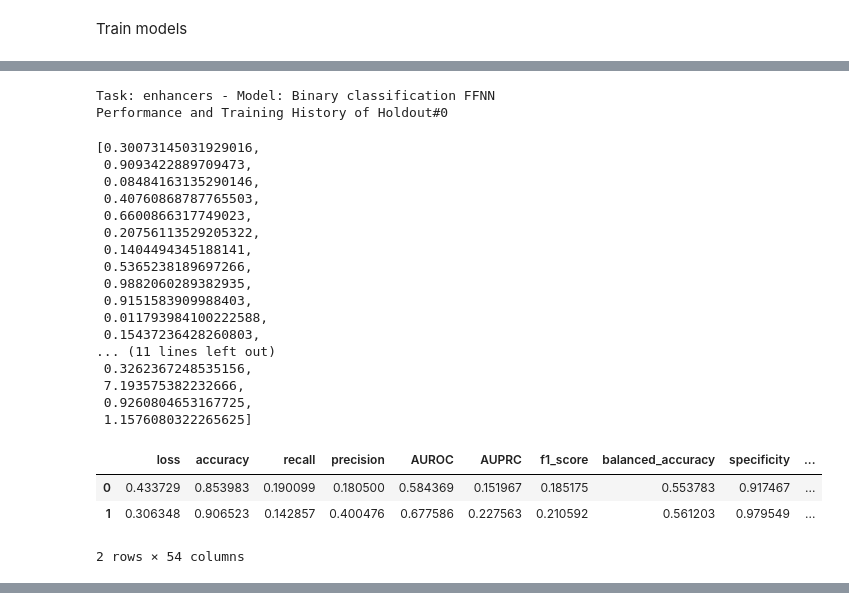
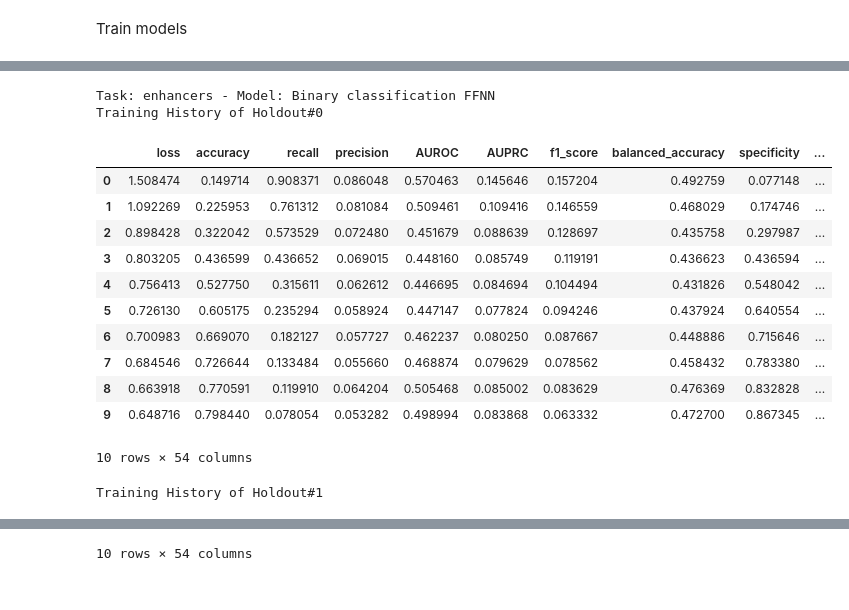
Before and after one commit to aliswh/CRR_classification, a Jupyter notebook: bioinf_K562.ipynb, the cells around one changed output, grey strips where cells are left out. Drawn from its saved outputs; the diff is of its cells as text; code cells hidden in the pictures.

```diff
--- a/bioinf_K562.ipynb
+++ b/bioinf_K562.ipynb
@@ -1093,12 +1130,15 @@ for task in data.keys():
 
   X, y = data[task]['X'], data[task]['binary_y']
   number_of_features = X.shape[1]
-  ffnn_model, input_epigenomic_data, output_ffnn = build_binary_classification_ffnn(input_shape=number_of_features, n_hidden=2)
+  ffnn_model, input_epigenomic_data, last_hidden_ffnn = build_binary_classification_ffnn(input_shape=number_of_features, n_hidden=2)
+  #'''
+  history, evaluations = train_model_with_holdout(ffnn_model, ffnn_model_name, task,
+                                                  X, y, number_of_splits=number_of_holdouts, epochs=epochs,
+                                                  genome_seq = genome_sequence)
 
-#  data[task]['training_history'].update(
-#      {ffnn_model_name : train_model_with_holdout(ffnn_model, ffnn_model_name, task,
-#                                                  X, y, number_of_splits=number_of_holdouts, epochs=epochs) }
-#  )
+  data[task]['training_history'].update( {ffnn_model_name : history} )
+  data[task]['evaluation'].update( {ffnn_model_name : evaluations} )
+  #'''
 # %%
 ffnn_model.summary()
 # %% [output]
@@ -1152,20 +1197,22 @@ _________________________________________________________________
 mmnn_model_name = "Binary classification MMNN"
 
 for task in data.keys():
-  X = data[task]['X']
-  y = data[task]['binary_y']
+  X, y = data[task]['X'], data[task]['binary_y']
+  number_of_features = X.shape[1]
+
+  _, input_epigenomic_data, last_hidden_ffnn = build_binary_classification_ffnn(input_shape=number_of_features, n_hidden=n_hidden)
+  _, input_sequence_data, last_hidden_cnn = build_binary_classification_cnn(window_size=window_size, n_hidden=n_hidden)
 
   mmnn_model = build_binary_classification_mmnn(
-    ffnn = ffnn_model,
-    cnn = cnn_model,
-    input_epigenomic_data = input_epigenomic_data,
-    input_sequence_data = input_sequence_data,
-    output_ffnn = output_ffnn,
-    output_cnn = output_cnn
+    input_sequence_data=input_sequence_data,
+    input_epigenomic_data=input_epigenomic_data,
+    last_hidden_ffnn=last_hidden_ffnn,
+    last_hidden_cnn=last_hidden_cnn
   )
 
-  data[task]['training_history'].update(
-      {mmnn_model_name : train_model_with_holdout(mmnn_model, mmnn_model_name,
+  history, evaluations = train_model_with_holdout(mmnn_model, mmnn_model_name,
                                                   task, X, y, number_of_splits=number_of_holdouts, epochs=epochs,
-                                                  genome = genome_sequence) }
-  )
+                                                  genome_seq = genome_sequence)
+
+  data[task]['training_history'].update( {mmnn_model_name : history} )
+  data[task]['evaluation'].update( {mmnn_model_name : evaluations} )
@@ -1227,32 +1241,24 @@ ________________________________________________________________________________
 # %%
 for task in data.keys():
   for i, model_history in enumerate(data[task]['training_history'].keys()):
     print(f"Task: {task} - Model: {model_history}")
     for j, holdout in enumerate(data[task]['training_history'][model_history].values()):
-      print(f"Performance and Training History of Holdout#{j}")
-      display(holdout['performance'])
+      print(f"Training History of Holdout#{j}")
+      #print(holdout['model'])
       display(holdout['history'])
 # %% [output]
 Task: enhancers - Model: Binary classification FFNN
-Performance and Training History of Holdout#0
+Training History of Holdout#0
+|  | loss | accuracy | recall | precision | AUROC | AUPRC | f1_score | balanced_accuracy | specificity | ... |
+| 0 | 1.508474 | 0.149714 | 0.908371 | 0.086048 | 0.570463 | 0.145646 | 0.157204 | 0.492759 | 0.077148 | ... |
+| 1 | 1.092269 | 0.225953 | 0.761312 | 0.081084 | 0.509461 | 0.109416 | 0.146559 | 0.468029 | 0.174746 | ... |
+| 2 | 0.898428 | 0.322042 | 0.573529 | 0.072480 | 0.451679 | 0.088639 | 0.128697 | 0.435758 | 0.297987 | ... |
+| 3 | 0.803205 | 0.436599 | 0.436652 | 0.069015 | 0.448160 | 0.085749 | 0.119191 | 0.436623 | 0.436594 | ... |
+| 4 | 0.756413 | 0.527750 | 0.315611 | 0.062612 | 0.446695 | 0.084694 | 0.104494 | 0.431826 | 0.548042 | ... |
+| 5 | 0.726130 | 0.605175 | 0.235294 | 0.058924 | 0.447147 | 0.077824 | 0.094246 | 0.437924 | 0.640554 | ... |
+| 6 | 0.700983 | 0.669070 | 0.182127 | 0.057727 | 0.462237 | 0.080250 | 0.087667 | 0.448886 | 0.715646 | ... |
+| 7 | 0.684546 | 0.726644 | 0.133484 | 0.055660 | 0.468874 | 0.079629 | 0.078562 | 0.458432 | 0.783380 | ... |
+| 8 | 0.663918 | 0.770591 | 0.119910 | 0.064204 | 0.505468 | 0.085002 | 0.083629 | 0.476369 | 0.832828 | ... |
+| 9 | 0.648716 | 0.798440 | 0.078054 | 0.053282 | 0.498994 | 0.083868 | 0.063332 | 0.472700 | 0.867345 | ... |
-[0.30073145031929016,
- 0.9093422889709473,
- 0.08484163135290146,
- 0.40760868787765503,
- 0.6600866317749023,
- 0.20756113529205322,
- 0.1404494345188141,
- 0.5365238189697266,
- 0.9882060289382935,
- 0.9151583909988403,
- 0.011793984100222588,
- 0.15437236428260803,
-... (11 lines left out)
- 0.3262367248535156,
- 7.193575382232666,
- 0.9260804653167725,
- 1.1576080322265625]
+10 rows × 54 columns
-|  | loss | accuracy | recall | precision | AUROC | AUPRC | f1_score | balanced_accuracy | specificity | ... |
-| 0 | 0.433729 | 0.853983 | 0.190099 | 0.180500 | 0.584369 | 0.151967 | 0.185175 | 0.553783 | 0.917467 | ... |
-| 1 | 0.306348 | 0.906523 | 0.142857 | 0.400476 | 0.677586 | 0.227563 | 0.210592 | 0.561203 | 0.979549 | ... |
-2 rows × 54 columns
+Training History of Holdout#1
@@ -1260,0 +1289 @@ IndexError: only integers, slices (`:`), ellipsis (`...`), numpy.newaxis (`None`
+10 rows × 54 columns
```
Also changed, not shown: parts of 40 cells of this notebook, 1 other file.
